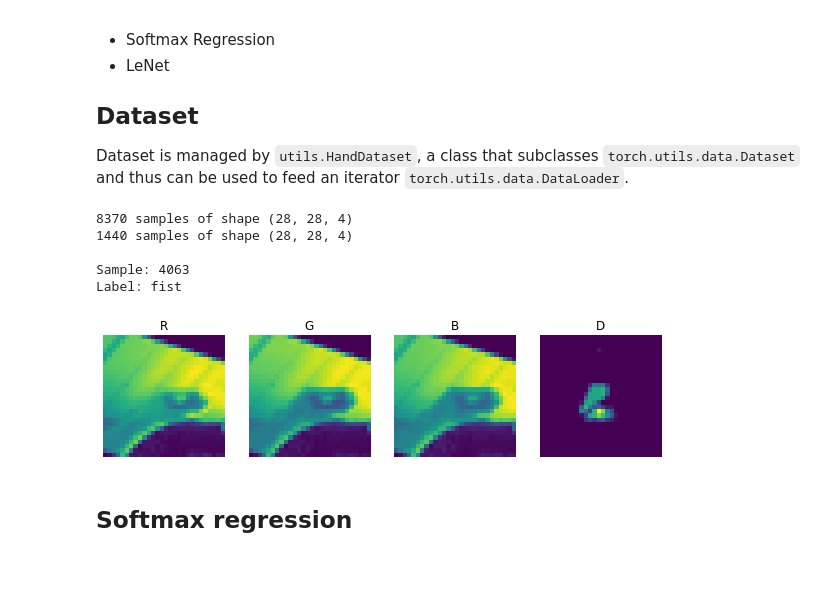
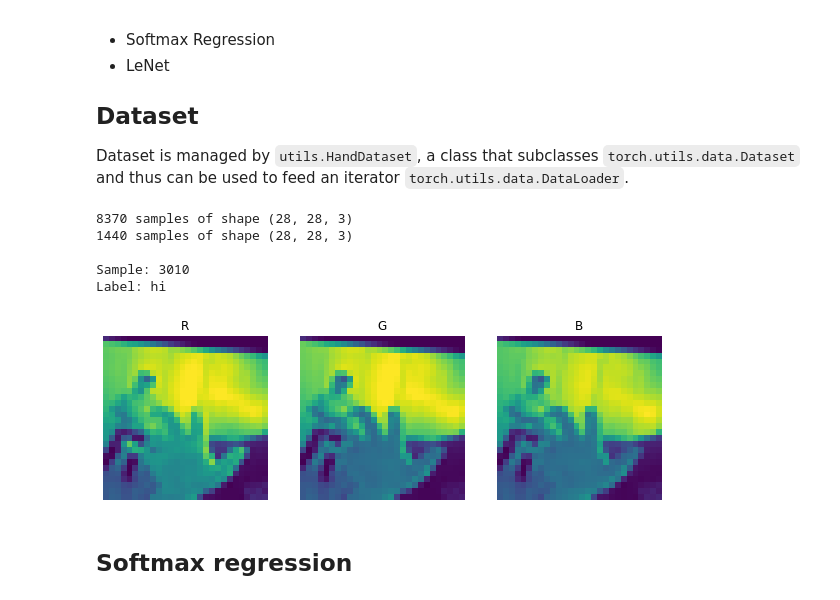
Before and after one commit to RicLincio/hand-gesture-classifier, a Jupyter notebook: pytorch/train.ipynb, the cells around one changed output. Saved outputs shown, nothing was run; the diff lists cells and outputs as text; code cells hidden in the pictures; blank space fills up the shorter version.

```diff
--- a/pytorch/train.ipynb
+++ b/pytorch/train.ipynb
@@ -9,35 +9,35 @@ Dataset is managed by `utils.HandDataset`, a class that subclasses `torch.utils.
 # %%
 import numpy as np
 import pathlib
 import torch
 from torch import nn
 
 import utils
 
 DATA_PATH = pathlib.Path('../data')
 
 device = torch.device("cuda:0" if torch.cuda.is_available() else "cpu")
 
 # dataset filenames
-train = utils.HandDataset(DATA_PATH/'training_set.mat')
-valid = utils.HandDataset(DATA_PATH/'validation_set.mat')
+train = utils.HandDataset(DATA_PATH/'training_set.mat', depth=False)
+valid = utils.HandDataset(DATA_PATH/'validation_set.mat', depth=False)
 
 print(train)
 print(valid)
 
 train.show_sample()
 
 # dataset iterators
 batch_size = 256
 train_iter = torch.utils.data.DataLoader(train, batch_size=batch_size, shuffle=True)
 valid_iter = torch.utils.data.DataLoader(valid, batch_size=batch_size, shuffle=False)
 # %% [output]
-8370 samples of shape (28, 28, 4)
-1440 samples of shape (28, 28, 4)
+8370 samples of shape (28, 28, 3)
+1440 samples of shape (28, 28, 3)
 
-Sample: 4063
-Label: fist
+Sample: 3010
+Label: hi
-[figure, old version]
+[figure, new version]
 # %% [markdown]
 ## Softmax regression
 # %%
```
Also changed, not shown: parts of 1 cell of this notebook, 2 other files.
